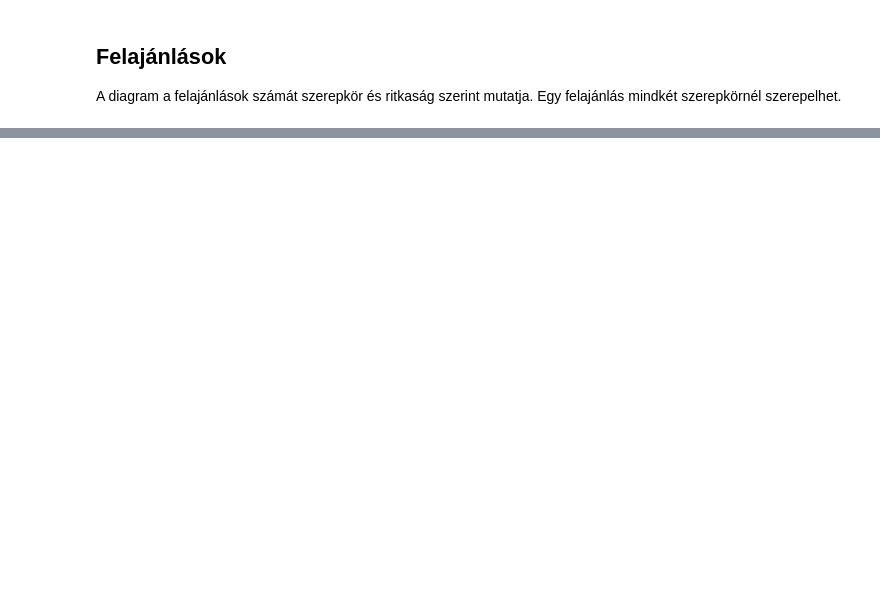
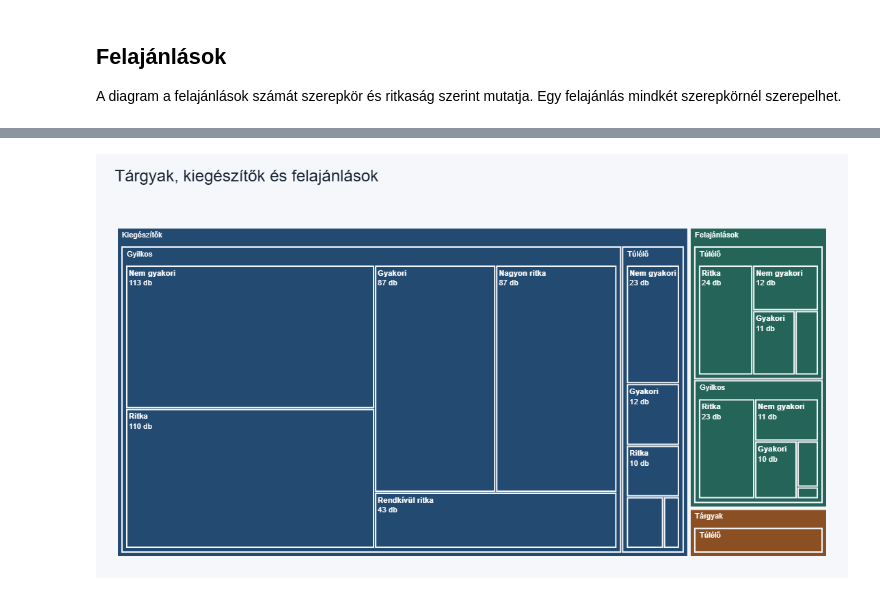
Before and after one commit to nemethbalu06-svg/Python-Projekt, a Jupyter notebook: analysis.ipynb, the cells around one changed output, grey strips where cells are left out. Saved outputs shown, nothing was run; the diff lists cells and outputs as text; code cells hidden in the pictures; blank space fills up the shorter version.

```diff
--- a/analysis.ipynb
+++ b/analysis.ipynb
@@ -90,0 +156,43 @@ px.bar(offerings, x="Szerepkör", y="Darabszám", title="Felajánlások szerepk
+# %%
+gear_groups = pd.DataFrame([
+    ("Túlélők tárgyai", "Tárgyak", "Túlélő"),
+    ("Túlélők kiegészítői", "Kiegészítők", "Túlélő"),
+    ("Gyilkosok kiegészítői", "Kiegészítők", "Gyilkos"),
+], columns=["Kategória", "Típus", "Szerepkör"])
+
+treemap_data = pd.concat([
+    gear.merge(gear_groups, on="Kategória"),
+    offerings.assign(Típus="Felajánlások"),
+], ignore_index=True)
+
+treemap = px.treemap(
+    treemap_data,
+    path=["Típus", "Szerepkör", "Ritkaság"],
+    values="Darabszám",
+    color="Típus",
+    color_discrete_map={
+        "Tárgyak": "#8b4f24",
+        "Kiegészítők": "#234a70",
+        "Felajánlások": "#256559",
+    },
+    title="Tárgyak, kiegészítők és felajánlások",
+)
+treemap.update_traces(
+    marker_line_color="#f5f7fa",
+    marker_line_width=2,
+    tiling_pad=3,
+    texttemplate="<b>%{label}</b><br>%{value} db",
+    hovertemplate="<b>%{label}</b><br>%{value} db<br>A csoporton belül: %{percentParent:.1%}<extra></extra>",
+)
+treemap.update_layout(
+    template="plotly_white",
+    paper_bgcolor="#f5f7fa",
+    font=dict(family="Arial, sans-serif", size=14, color="#172535"),
+    title=dict(x=0.025, font_size=24),
+    margin=dict(t=80, l=24, r=24, b=24),
+    height=620,
+    uniformtext=dict(minsize=10, mode="hide"),
+)
+treemap.show()
+# %% [output]
+[figure, added]
```
Also changed, not shown: parts of 10 cells of this notebook, 9 other files.
